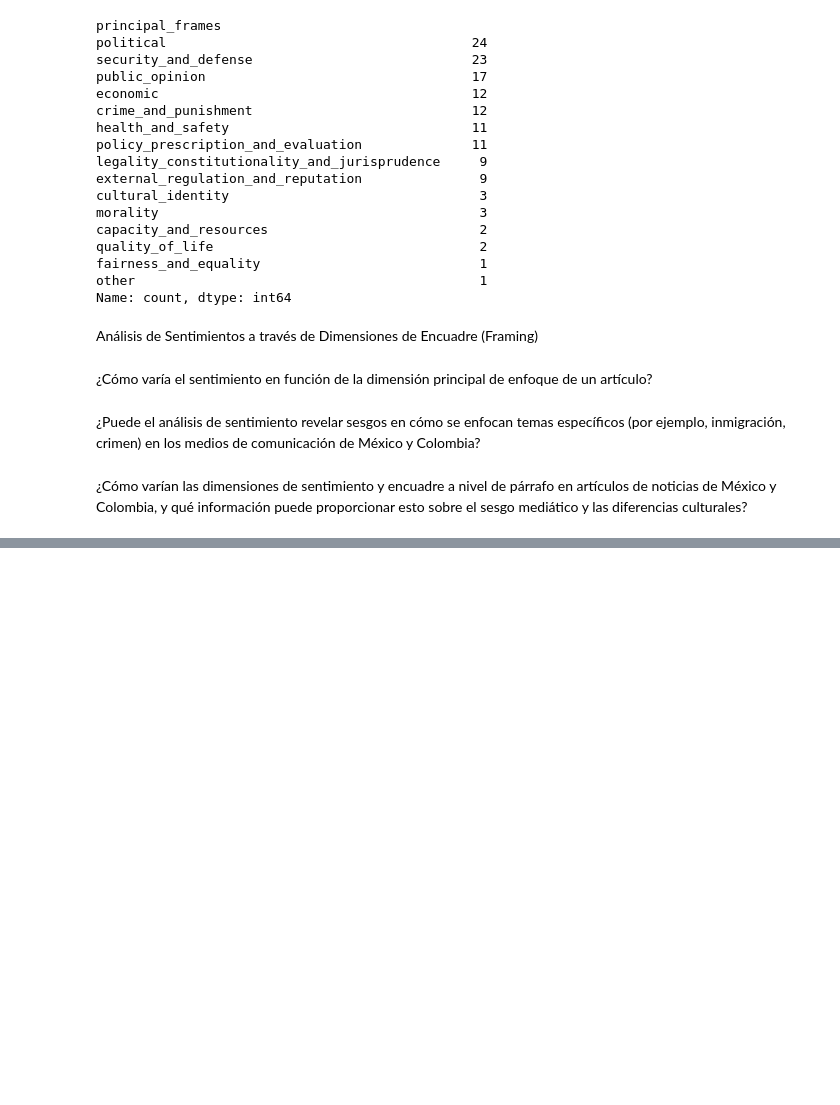
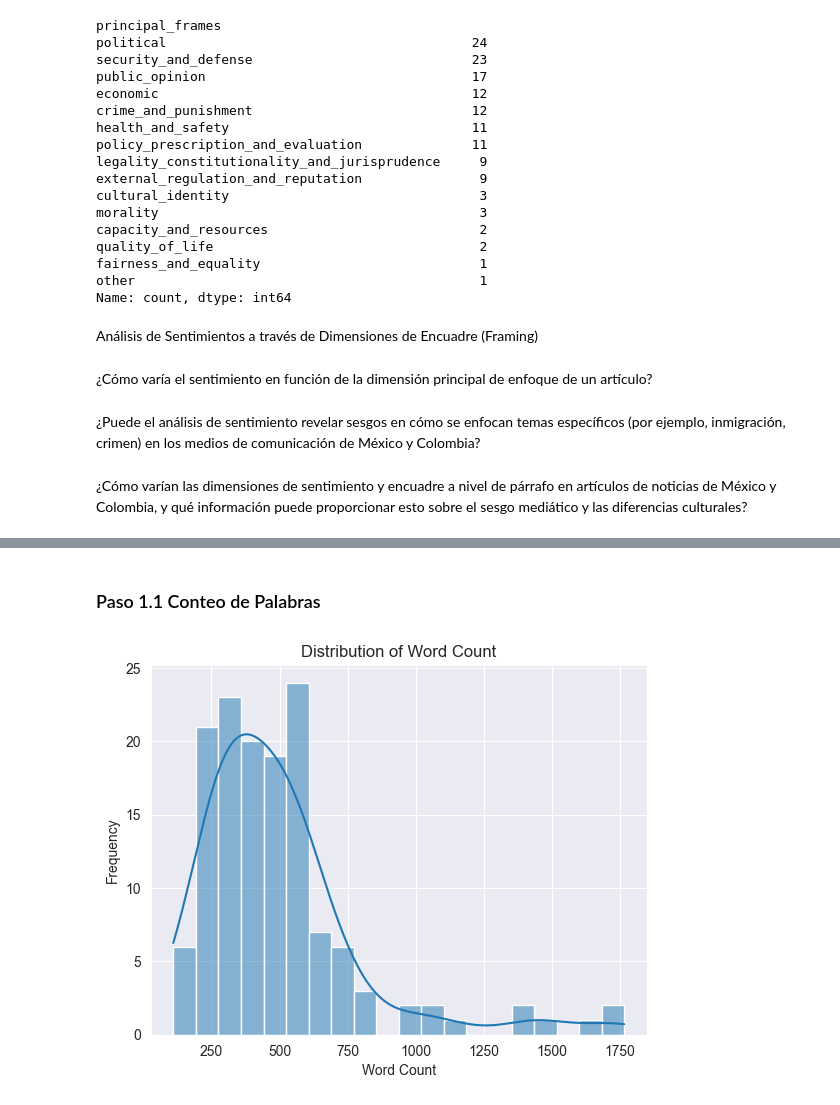
Before and after one commit to BlueAutomata/nlp-media-framing, a Jupyter notebook: EDA.ipynb, the cells around one changed output, grey strips where cells are left out. Cells and saved outputs as stored; diff of their text form; code cells hidden in the pictures; blank space fills up the shorter version.

Commit message:
add basic statistics

```diff
--- a/EDA.ipynb
+++ b/EDA.ipynb
@@ -215,0 +255,10 @@ Análisis de Sentimientos a través de Dimensiones de Encuadre (Framing)
+# %%
+# Leer el contenido de cada archivo y almacenarlo en una lista
+article_data = []
+for file in files:
+    with open(os.path.join(folder_path, file), "r", encoding="utf-8") as f:
+        content = f.read()
+        article_data.append(content)
+# %%
+# Crear un DataFrame con una columna "news"
+df.insert(1, "news", article_data)
@@ -215,0 +286,17 @@ Análisis de Sentimientos a través de Dimensiones de Encuadre (Framing)
+# %%
+def compute_statistics(text):
+    word_count = len(text.split())  # Number of words
+    char_count = len(text)  # Number of characters
+    sentence_count = len(re.split(r'[.!?]', text)) - 1  # Number of sentences
+    avg_word_length = sum(len(word) for word in text.split()) / word_count if word_count > 0 else 0  # Average word length
+    return pd.Series([word_count, char_count, sentence_count, avg_word_length],
+                     index=['word_count', 'character_count', 'sentence_count', 'average_word_length'])
+# %%
+# Apply function to dataset
+data_stats = df['news'].apply(compute_statistics)
+
+# Combine with original data
+result = pd.concat([df, data_stats], axis=1)
+
+# Display results
+result
@@ -215,0 +317,12 @@ Análisis de Sentimientos a través de Dimensiones de Encuadre (Framing)
+# %% [markdown]
+### Paso 1.1 Conteo de Palabras
+# %%
+sns.histplot(data=result, x="word_count", bins=20, kde=True)
+
+# Improve readability
+plt.title("Distribution of Word Count")
+plt.xlabel("Word Count")
+plt.ylabel("Frequency")
+plt.show()
+# %% [output]
+[figure, added]
```
Also changed, not shown: parts of 31 cells of this notebook.
